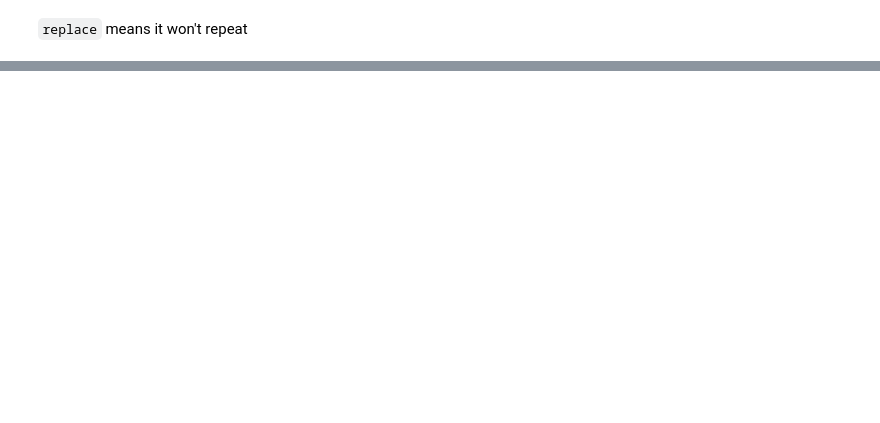
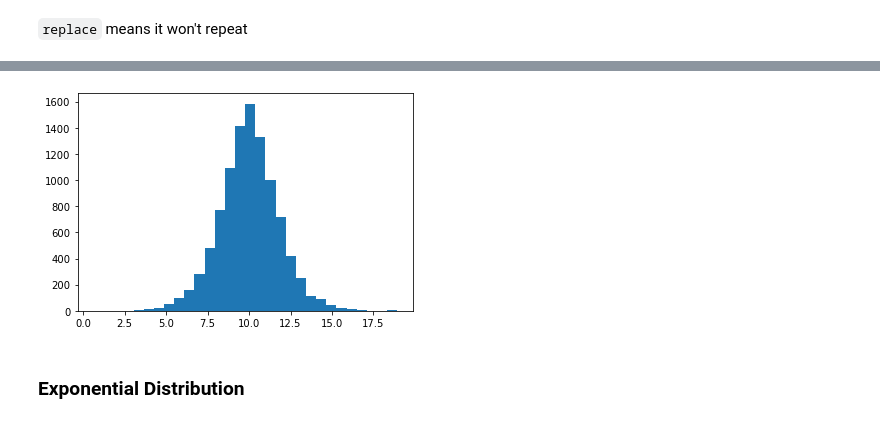
Before and after one commit to sean-meade/Programming-for-Data-Analysis-Assignment, a Jupyter notebook: NumPy_Random_Investigation.ipynb, the cells around one changed output, grey strips where cells are left out. Saved outputs shown, nothing was run; the diff lists cells and outputs as text; code cells hidden in the pictures; blank space fills up the shorter version.

```diff
--- a/NumPy_Random_Investigation.ipynb
+++ b/NumPy_Random_Investigation.ipynb
@@ -98,0 +184,9 @@ b'\x89~Dt\xaf1#x;C'
+# %%
+loc, scale = 10, 1
+a = rng.logistic(loc, scale, 10000)
+plt.hist(a, 30)
+plt.show()
+# %% [output]
+[figure, added]
+# %% [markdown]
+### Exponential Distribution
```
Also changed, not shown: parts of 28 cells of this notebook, 1 other file.
